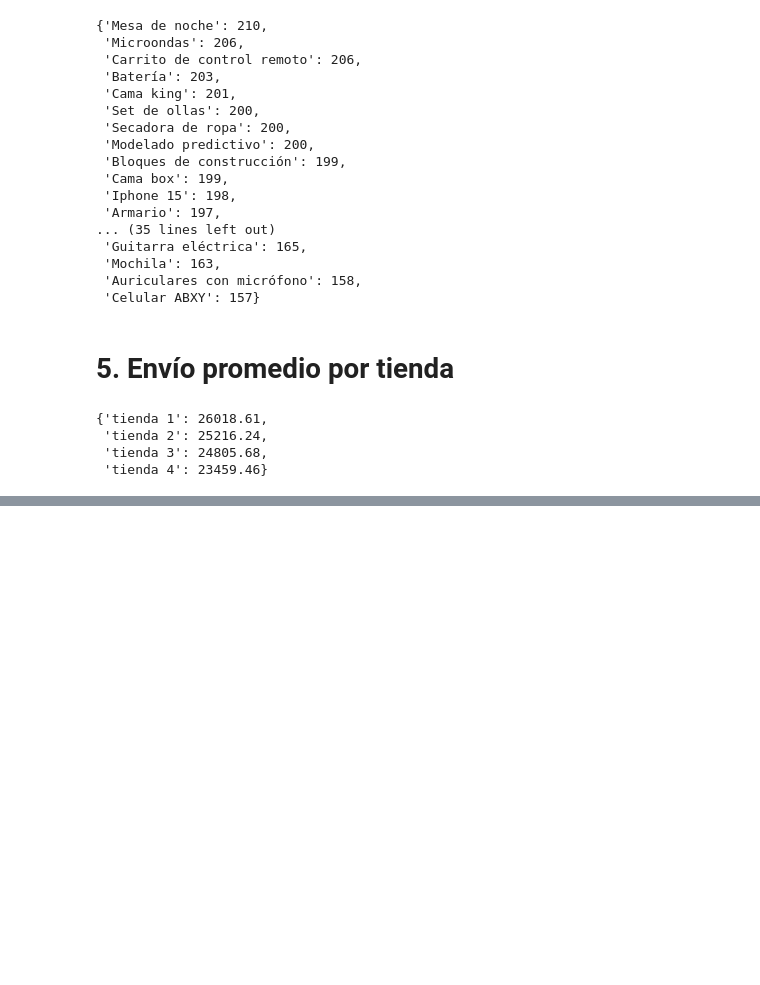
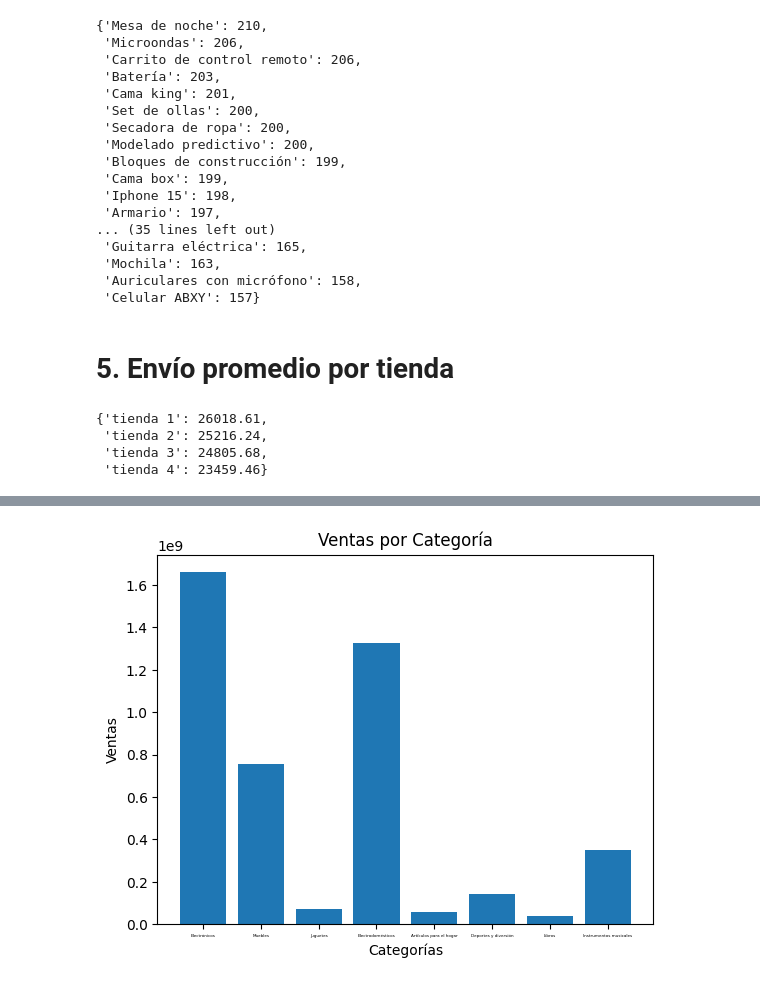
Before and after one commit to JuanLagosP/challenge1-data-science, a Jupyter notebook: AluraStoreLatam.ipynb, the cells around one changed output, grey strips where cells are left out. Drawn from its saved outputs; the diff is of its cells as text; code cells hidden in the pictures; blank space fills up the shorter version.

```diff
--- a/AluraStoreLatam.ipynb
+++ b/AluraStoreLatam.ipynb
@@ -114,0 +129,11 @@ envio_promedio
+# %%
+# Ventas por categoría
+
+plt.bar(ventas_por_categoria.keys(), ventas_por_categoria.values())
+plt.xlabel('Categorías')
+plt.tick_params(axis='x', labelsize=3)
+plt.ylabel('Ventas')
+plt.title('Ventas por Categoría')
+plt.show()
+# %% [output]
+[figure, added]
```
Also changed, not shown: parts of 4 cells of this notebook.
